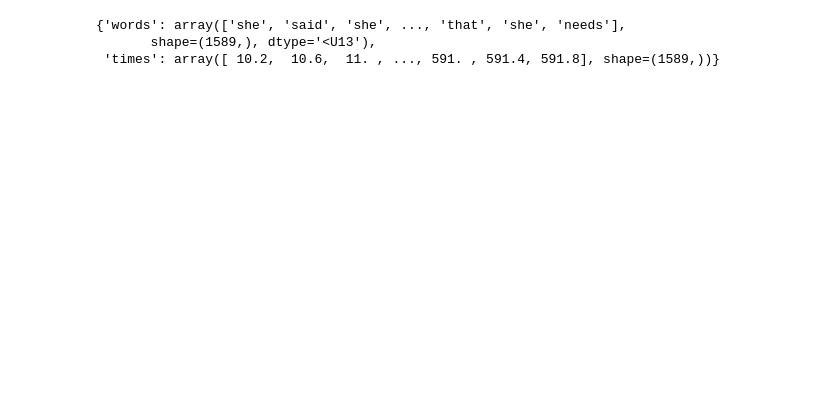
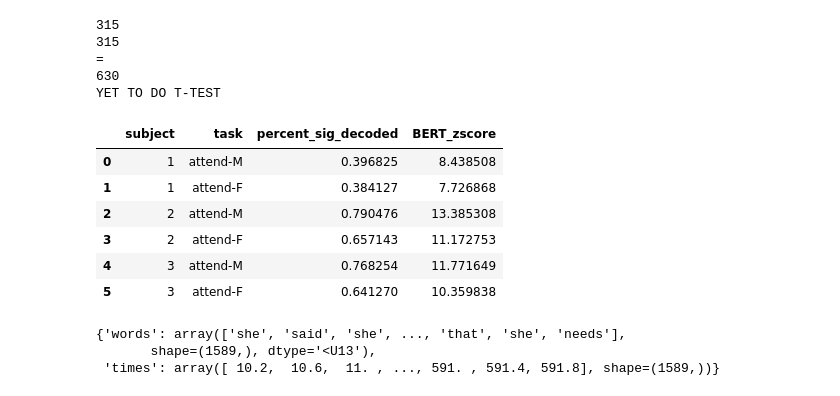
Before and after one commit to imranson/semantic-decoding, a Jupyter notebook: decoding/temp/explore_eval_multispeaker.ipynb, the cells around one changed output. Saved outputs shown, nothing was run; the diff lists cells and outputs as text; code cells hidden in the pictures; blank space fills up the shorter version.

```diff
--- a/decoding/temp/explore_eval_multispeaker.ipynb
+++ b/decoding/temp/explore_eval_multispeaker.ipynb
@@ -19,0 +18,10 @@ print(score_files['story_zscores'])
+# %%
+story_zscores = {'subject': [], 'task':[], 'BERT':[]}
+for subject in [1,2,3]:
+    for task in ['attend-M', 'attend-F']:
+        scores = np.load(f'scores/S{subject}/perceived_multispeaker/{task}.npz', allow_pickle=True)['story_zscores'].item()
+        story_zscores['subject'].append(subject)
+        story_zscores['task'].append(task)
+        story_zscores['BERT'].append(scores[(task, 'BERT')])
+
+story_zscores
@@ -19,0 +42,10 @@ print(score_files['story_zscores'])
+# %%
+window_zscores = {'subject': [], 'task':[], 'BERT':[]}
+for subject in [1,2,3]:
+    for task in ['attend-M', 'attend-F']:
+        scores = np.load(f'scores/S{subject}/perceived_multispeaker/{task}.npz', allow_pickle=True)['window_zscores'].item()
+        window_zscores['subject'].append(subject)
+        window_zscores['task'].append(task)
+        window_zscores['BERT'].append(scores[(task, 'BERT')])
+
+window_zscores
@@ -20,3 +70,42 @@ print(score_files['story_zscores'])
+# %%
+results_df = pd.DataFrame(window_zscores)
+
+print(len(results_df.loc[0, 'BERT']))
+print(len(results_df.loc[1, 'BERT']))
+print('=')
+print(315*2)
+m=630
+
+from scipy.stats import norm
+#convert to p val
+results_df['BERT'] = results_df['BERT'].apply(lambda l : [1-norm.cdf(z) for z in l])
+#sort
+for i in range(6):
+    results_df.loc[i,'BERT'].sort()
+# to q and check threshold
+def p_to_q(p, i):
+    return p*m/i
+results_df['BERT'] = results_df['BERT'].apply(lambda l : [1 if p_to_q(l[i-1], i) < 0.05 else 0 for i in range(1, len(l)+1)])
+
+results_df['percent_sig_decoded'] = results_df['BERT'].apply(lambda l : np.array(l).mean())
+results_df.drop(columns=['BERT'], inplace=True)
+results_df['BERT_zscore'] = story_zscores['BERT']
+
+print('YET TO DO T-TEST')
+results_df
+# %% [output]
+315
+315
+=
+630
+YET TO DO T-TEST
+|  | subject | task | percent_sig_decoded | BERT_zscore |
+| 0 | 1 | attend-M | 0.396825 | 8.438508 |
+| 1 | 1 | attend-F | 0.384127 | 7.726868 |
+| 2 | 2 | attend-M | 0.790476 | 13.385308 |
+| 3 | 2 | attend-F | 0.657143 | 11.172753 |
+| 4 | 3 | attend-M | 0.768254 | 11.771649 |
+| 5 | 3 | attend-F | 0.641270 | 10.359838 |
 # %%
 results = np.load('results/S1/perceived_speech/wheretheressmoke.npz', allow_pickle=True)
 result_names = results.files
```
Also changed, not shown: parts of 3 cells of this notebook, 4 other files.
